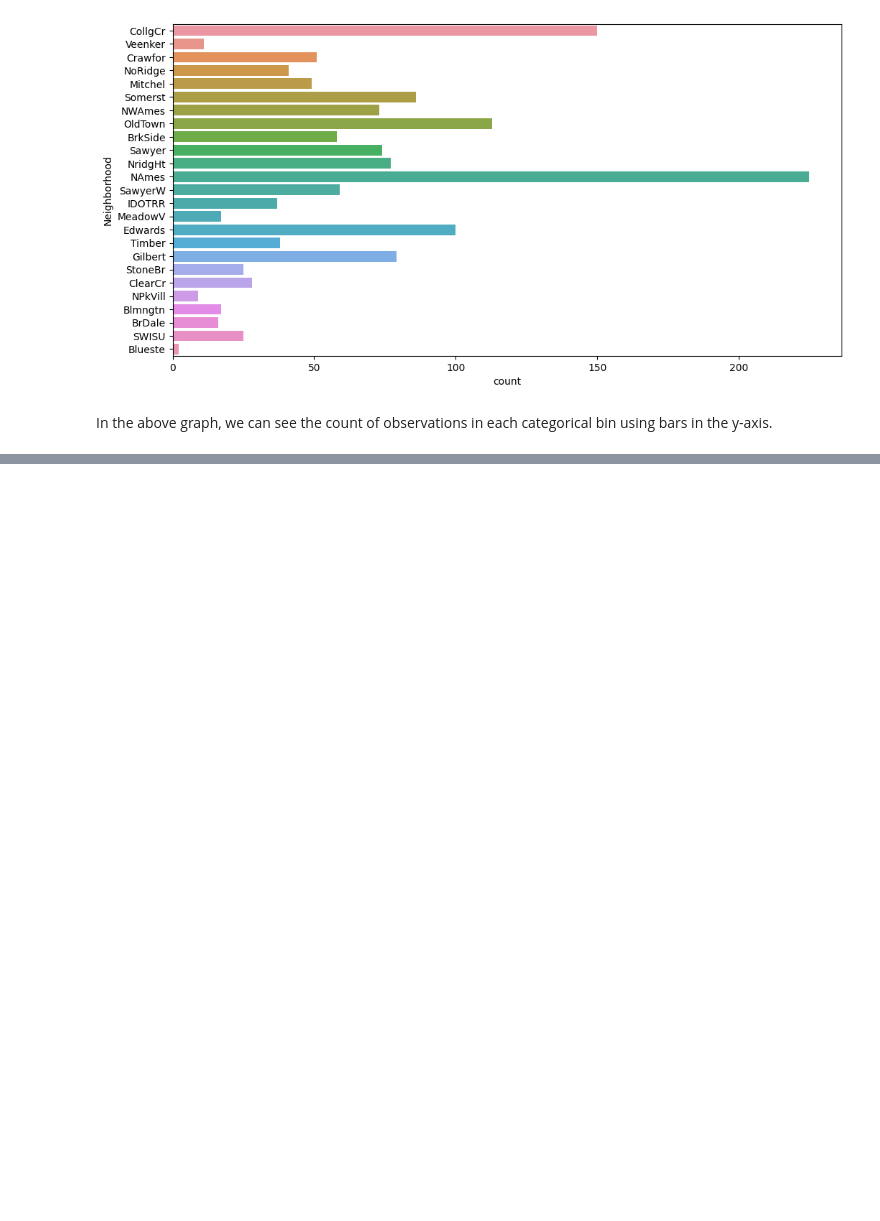
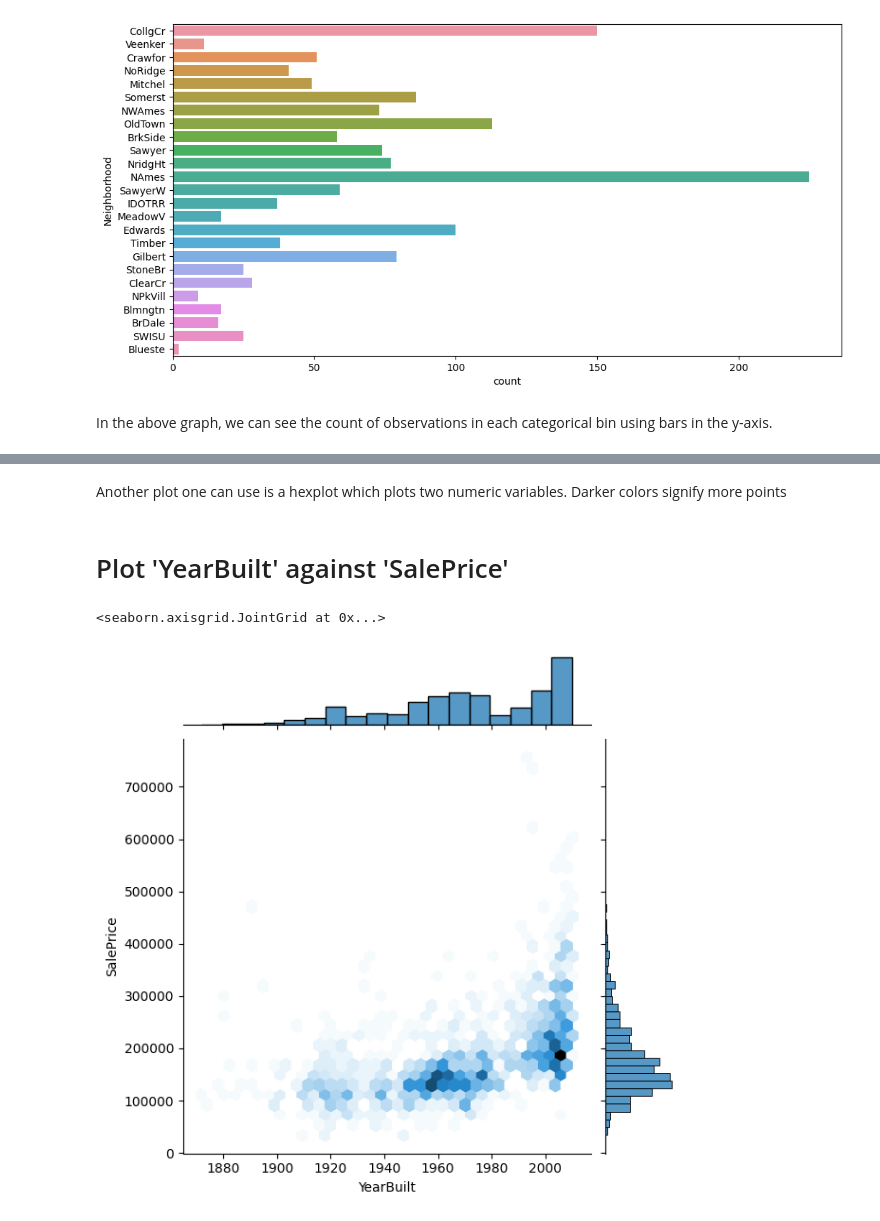
Before and after one commit to sreekanthreddysri2017/Data_Science, a Jupyter notebook: EDA.ipynb, the cells around one changed output, grey strips where cells are left out. Cells and saved outputs as stored; diff of their text form; code cells hidden in the pictures; blank space fills up the shorter version.

```diff
--- a/EDA.ipynb
+++ b/EDA.ipynb
@@ -394,0 +442,9 @@ In the above graph, we can see the count of observations in each categorical bin
+# %% [markdown]
+Another plot one can use is a hexplot which plots two numeric variables. Darker colors signify more points
+# %% [markdown]
+# Plot 'YearBuilt' against 'SalePrice'
+# %%
+sns.jointplot(x='YearBuilt', y='SalePrice', data=dataframe, kind='hex')
+# %% [output]
+<seaborn.axisgrid.JointGrid at 0x...>
+[figure, added]
```
Also changed, not shown: parts of 26 cells of this notebook.
